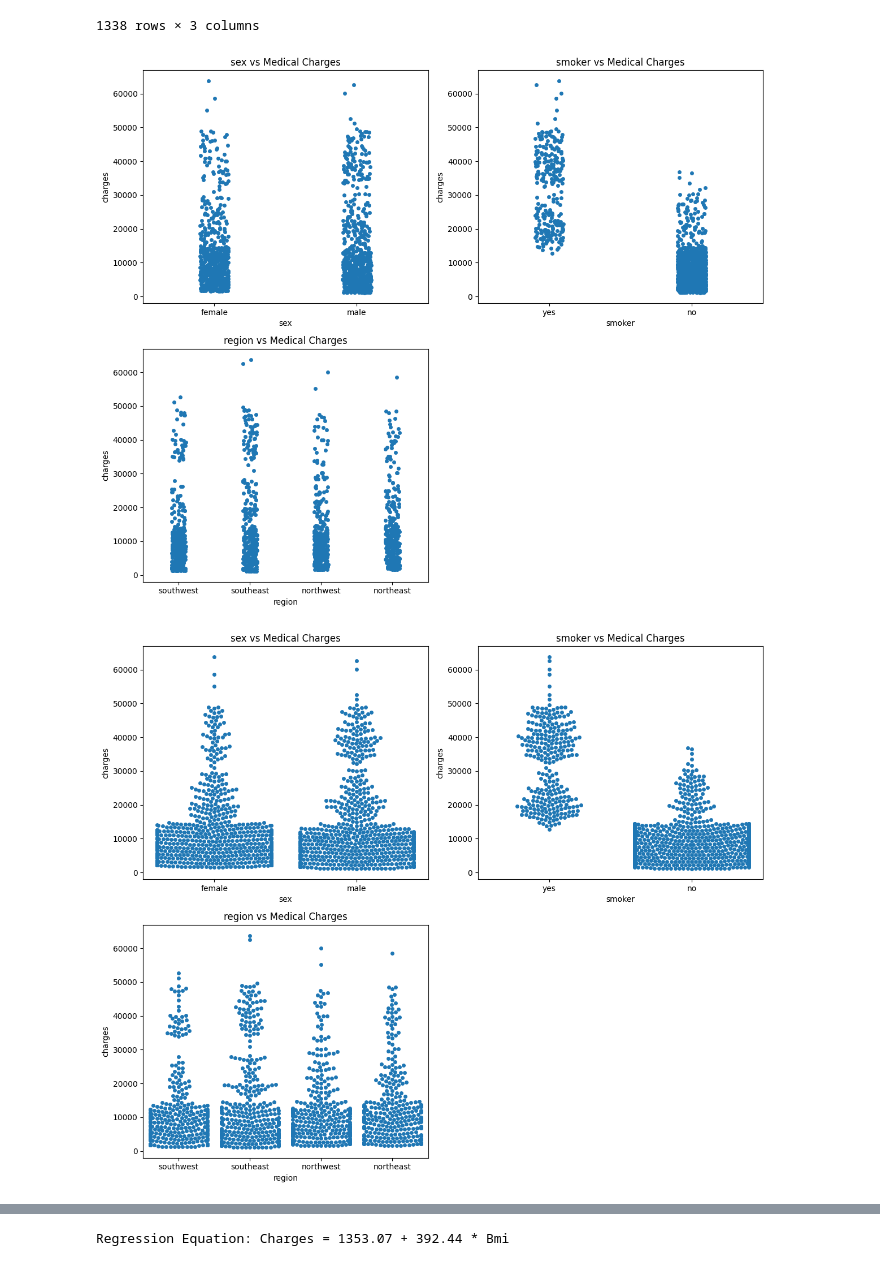
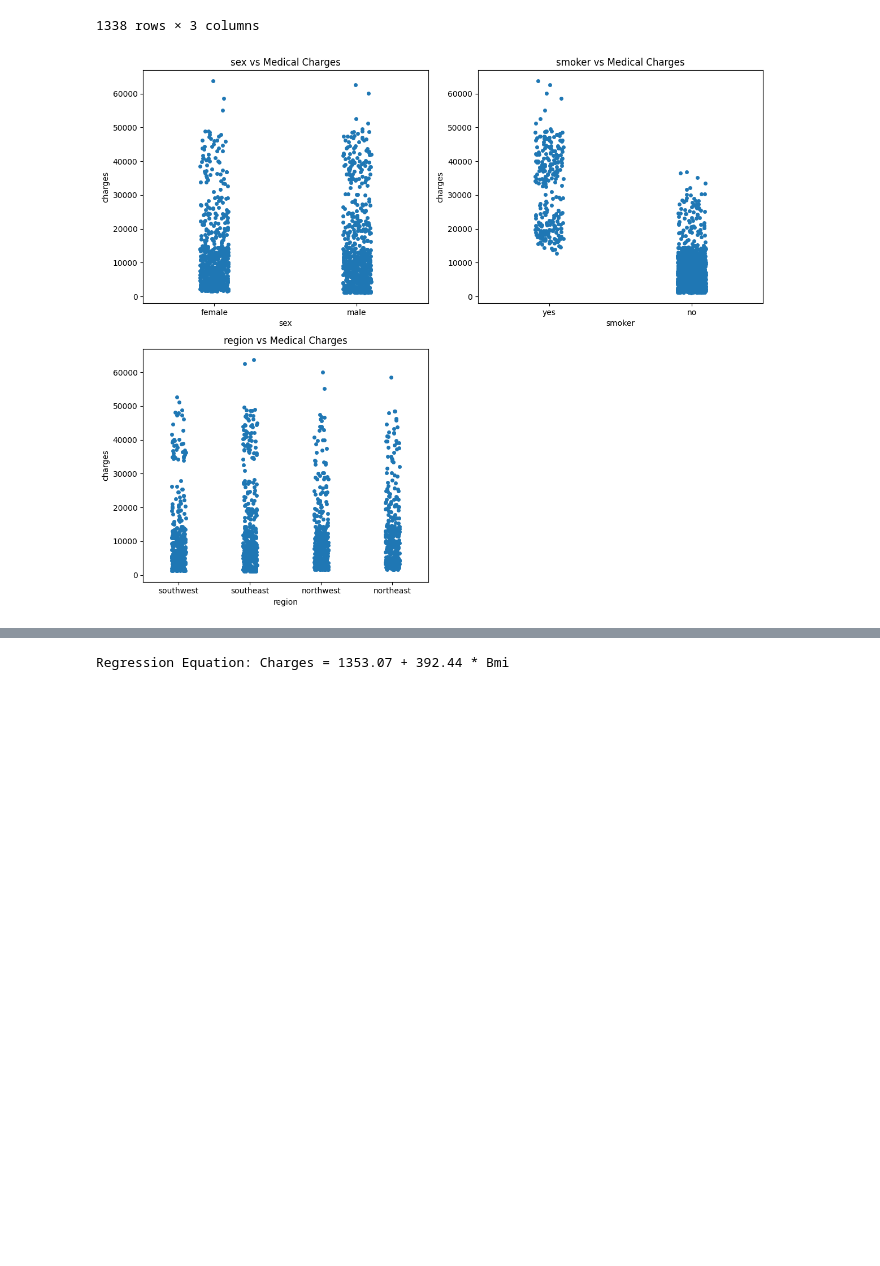
Before and after one commit to Charis-Opol/Machine-Learning, a Jupyter notebook: Charis_insurance.ipynb, the cells around one changed output, grey strips where cells are left out. Drawn from its saved outputs; the diff is of its cells as text; code cells hidden in the pictures; blank space fills up the shorter version.

```diff
--- a/Charis_insurance.ipynb
+++ b/Charis_insurance.ipynb
@@ -201,0 +244,11 @@ plt.show()
+# %%
+plt.figure(figsize=(10, 10))
+
+for i, col in enumerate(continous_data.columns):
+    plt.subplot(2, 2, i + 1)
+    sns.boxplot(x=continous_data[col])
+    plt.xlabel(col)
+    plt.title(f'Distribution of {col}')
+
+plt.tight_layout()
+plt.show()
@@ -235,32 +294,19 @@ categorial_data
 # %%
 categorical_vars = ['sex', 'smoker', 'region']
 
 plt.figure(figsize=(12, 10))
 
 for i, col in enumerate(categorical_vars):
     plt.subplot(2, 2, i + 1)
     sns.stripplot(x=insurance[col], y=insurance['charges'], jitter=True)
     plt.xlabel(col)
     plt.ylabel('charges')
     plt.title(f'{col} vs Medical Charges')
 
 plt.tight_layout()
 plt.show()
-
-plt.figure(figsize=(12, 10))
-
-for i, col in enumerate(categorical_vars):
-    plt.subplot(2, 2, i + 1)
-    sns.swarmplot(x=insurance[col], y=insurance['charges'])
-    plt.xlabel(col)
-    plt.ylabel('charges')
-    plt.title(f'{col} vs Medical Charges')
-
-plt.tight_layout()
-plt.show()
 # %% [output]
-[figure, old version]
+[figure, new version]
-[figure, removed]
 # %%
 # Select numerical variables
 numerical_vars = ['age', 'bmi', 'children', 'charges']
```
Also changed, not shown: parts of 32 cells of this notebook.
